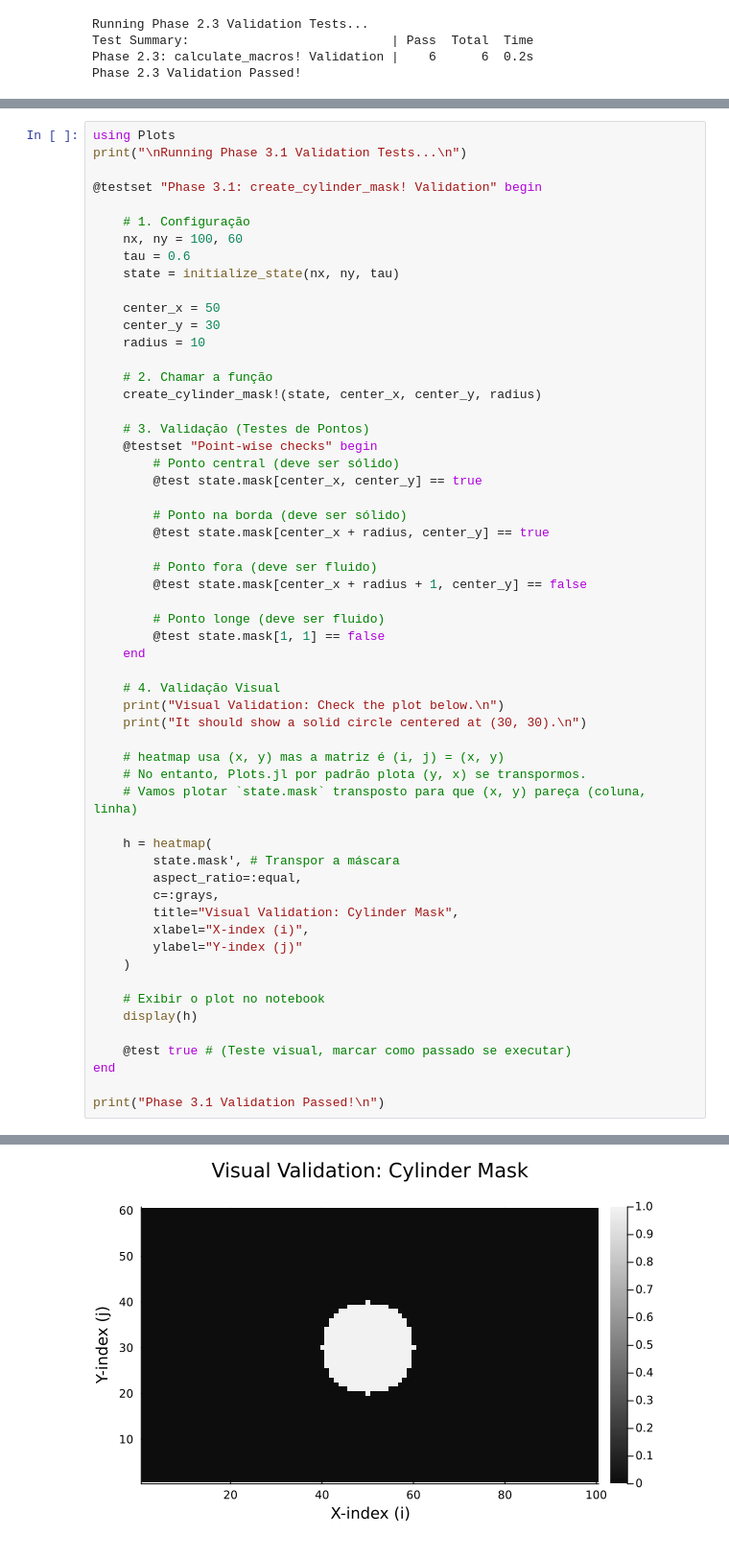
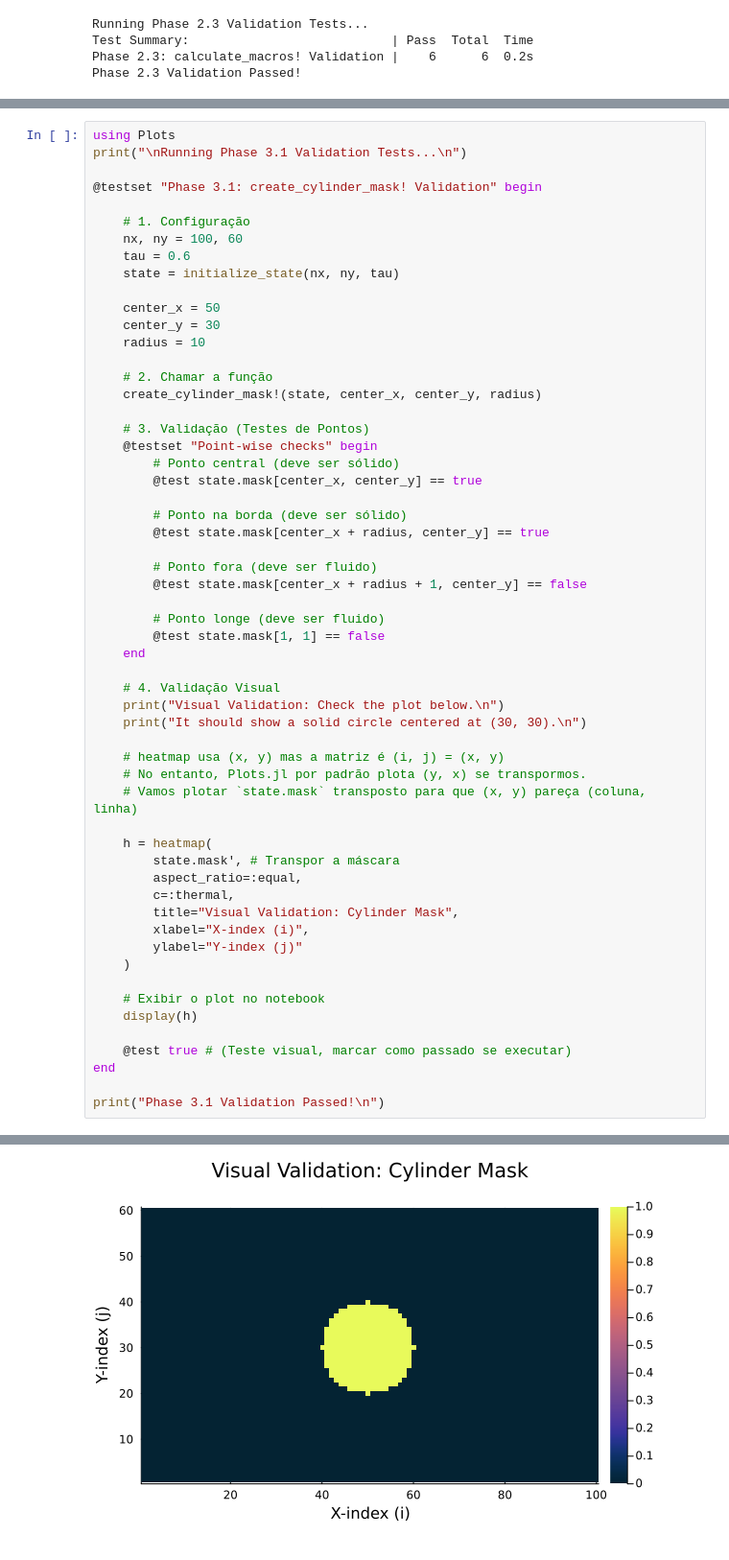
Before and after one commit to phelipestoiber/LBM, a Jupyter notebook: notebooks/notebooks/00_validation.ipynb, the cells around one changed output, grey strips where cells are left out. Shown at 96% size. Drawn from its saved outputs; the diff is of its cells as text.

```diff
--- a/notebooks/notebooks/00_validation.ipynb
+++ b/notebooks/notebooks/00_validation.ipynb
@@ -449,33 +449,33 @@ print("\nRunning Phase 3.1 Validation Tests...\n")
         @test state.mask[1, 1] == false
     end
 
     # 4. Validação Visual
     print("Visual Validation: Check the plot below.\n")
     print("It should show a solid circle centered at (30, 30).\n")
 
     # heatmap usa (x, y) mas a matriz é (i, j) = (x, y)
     # No entanto, Plots.jl por padrão plota (y, x) se transpormos.
     # Vamos plotar `state.mask` transposto para que (x, y) pareça (coluna, linha)
 
     h = heatmap(
         state.mask', # Transpor a máscara
         aspect_ratio=:equal,
-        c=:grays,
+        c=:thermal,
         title="Visual Validation: Cylinder Mask",
         xlabel="X-index (i)",
         ylabel="Y-index (j)"
     )
 
     # Exibir o plot no notebook
     display(h)
 
     @test true # (Teste visual, marcar como passado se executar)
 end
 
 print("Phase 3.1 Validation Passed!\n")
 # %% [output]
 Running Phase 3.1 Validation Tests...
 Visual Validation: Check the plot below.
 It should show a solid circle centered at (30, 30).
-[figure, old version]
+[figure, new version]
 Test Summary:                               | Pass  Total  Time
```
Also changed, not shown: parts of 5 cells of this notebook, 10 other files.
